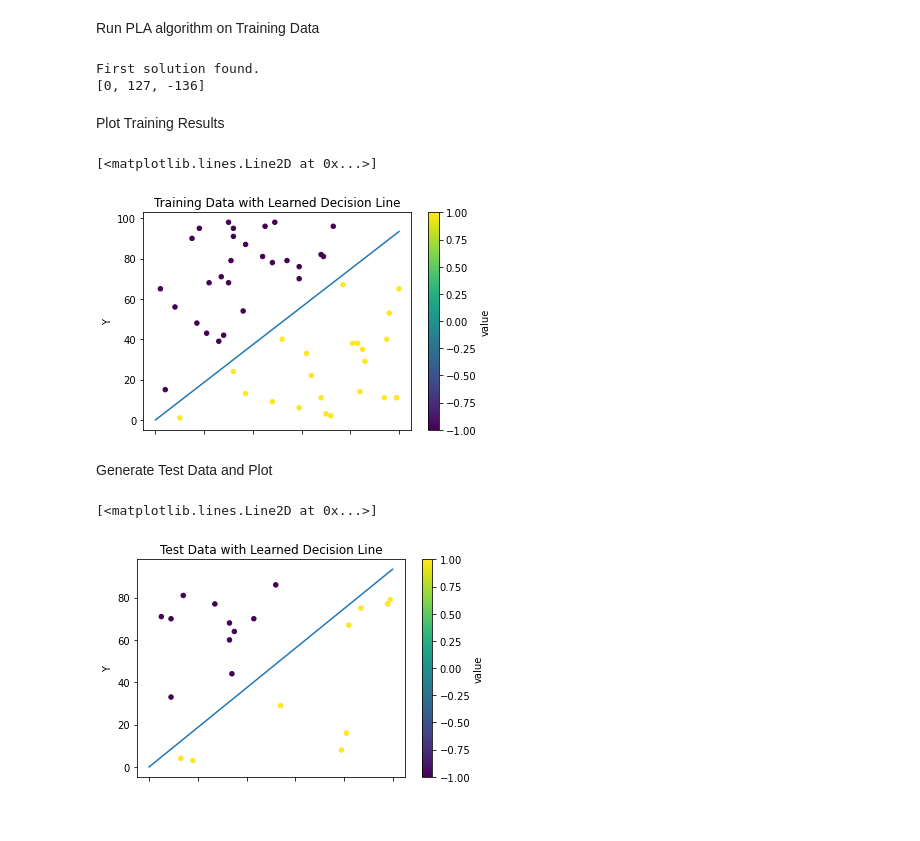
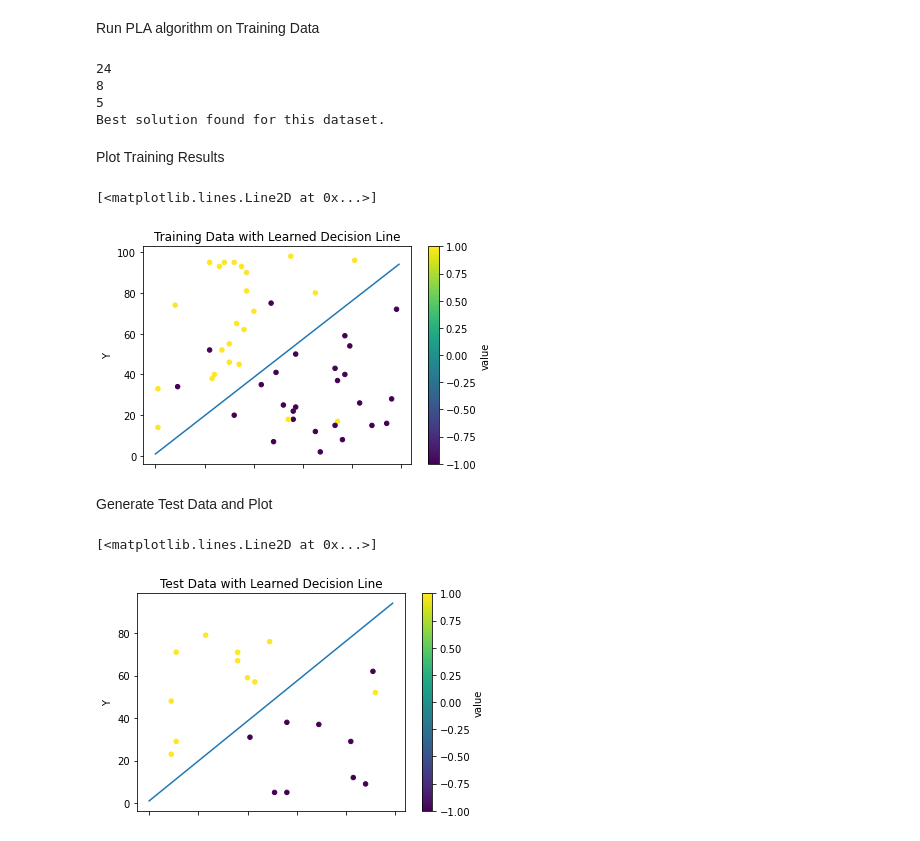
Before and after one commit to LioraW/PLA-Algorithm, a Jupyter notebook: project1clean.ipynb, the cells around one changed output. Drawn from its saved outputs; the diff is of its cells as text; code cells hidden in the pictures.

```diff
--- a/project1clean.ipynb
+++ b/project1clean.ipynb
@@ -37,7 +37,7 @@ def generateData(size, dimension=2, linearly_separable=True, min_dist_btwn_point
 # %% [markdown]
 Generate Training Data
 # %%
-data = generateData(50, min_dist_btwn_points=5)
+data = generateData(50, linearly_separable=False, min_dist_btwn_points=5)
 
 df = pd.DataFrame(data, columns=("X", "Y", "value"))
 print(df.plot.scatter(x="X", y="Y", c="value", cmap='viridis', title='Dataset'))
@@ -48,9 +48,21 @@ AxesSubplot(0.125,0.125;0.62x0.755)
+# %%
+import numpy as np
+def num_missclassified_points(w, x, y):
+    missed_points = []
+    labels_this_run = np.sign(np.dot(x,w))
+    for i in range(len(x)):
+        if labels_this_run[i] != y[i]:
+            missed_points.append(i)
+    return len(missed_points)
 # %% [markdown]
 PLA Algorithm
 # %%
 import numpy as np
-def pla(x, y, step_size, passes):
-    w=[0,0,0] #initialize to zero vector
+def pla(x, y, step_size, passes, miss_threshold=0, w=[0,0,0]):
+
+    num_missed_points = len(x) #assume it starts with them all missclassified
+    reached_threshold=False
+
     for c in range(passes):
         updated = False
         for i in range(len(x)):
@@ -59,11 +71,23 @@ def pla(x, y, step_size, passes):
                 w = [sum(i) for i in zip(*[w,update])] #returns a vector of the sums of corresponding values in each vector (w and update)
                 updated = True
 
+                #check for the number of misclassified points and return if it has less than the threshold
+                if num_missclassified_points(w, x, y) < num_missed_points:
+                    num_missed_points = num_missclassified_points(w, x, y)
+                    #print(num_missed_points)
+                    if num_missed_points <= miss_threshold:
+                        reached_threshold = True
+                        break
+
         if not updated:
             break
+        if reached_threshold:
+            break
 
-    if updated == False:
+    if not updated:
         print("First solution found.")
+    elif reached_threshold:
+        print("Best solution found for this dataset.")
     else:
         print("No solution or first solution found but not verified in the last pass.")
     return w
@@ -78,34 +102,35 @@ for i in range(len(data)):
     values.append(data[i][2])
     points.append([1, data[i][0], data[i][1]]) #1 is neeeded as the first component before the points, per PLA
 
-result = pla(points, values, 1, 100)
-print(result)
+result = pla(points, values, 1, 100, miss_threshold=5)
 # %% [output]
-First solution found.
-[0, 127, -136]
+24
+8
+5
+Best solution found for this dataset.
 # %% [markdown]
 Plot Training Results
 # %%
 import matplotlib.pyplot as plt
 import pandas as pd
 
 #plot data
 df = pd.DataFrame(data, columns=("X", "Y", "value"))
 df.plot.scatter(x="X", y="Y", c="value", cmap='viridis', title='Training Data with Learned Decision Line')
 
 
 # plot decision line by choosing 2 arbritray x coodinates and calculating their y value based on the weights
 # weights[0] + weights[1]*(x) + weights[2]*(y) = 0
-x1 = 0
-x2 = 100
-plt.plot([x1,x2],[((-1*result[0]) - result[1]*x1 / result[2]),((-1*result[0]) - result[1]*x2 / result[2])])
+x = np.array(range(100))
+y = (-1*result[0]) - result[1]*x / result[2]
+plt.plot(x, y)
 # %% [output]
 [<matplotlib.lines.Line2D at 0x...>]
-[figure, old version]
+[figure, new version]
 # %% [markdown]
 Generate Test Data and Plot
 # %%
-testData = generateData(20, min_dist_btwn_points=5)
+testData = generateData(20, linearly_separable=False, min_dist_btwn_points=5)
 
 #plot data
 df = pd.DataFrame(testData, columns=("X", "Y", "value"))
@@ -113,9 +138,9 @@ df.plot.scatter(x="X", y="Y", c="value", cmap='viridis', title='Test Data with L
 
 # plot decision line by choosing 2 arbritray x coodinates and calculating their y value based on the weights
 # weights[0] + weights[1]*(x) + weights[2]*(y) = 0
-x1 = 0
-x2 = 100
-plt.plot([x1,x2],[((-1*result[0]) - result[1]*x1 / result[2]),((-1*result[0]) - result[1]*x2 / result[2])])
+x = np.array(range(100))
+y = (-1*result[0]) - result[1]*x / result[2]
+plt.plot(x, y)
 # %% [output]
 [<matplotlib.lines.Line2D at 0x...>]
-[figure, old version]
+[figure, new version]
```
Also changed, not shown: parts of 1 cell of this notebook.
